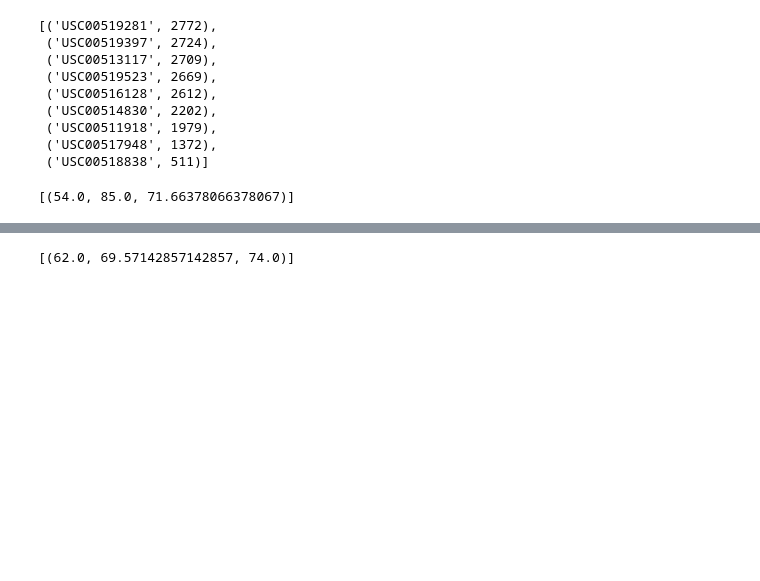
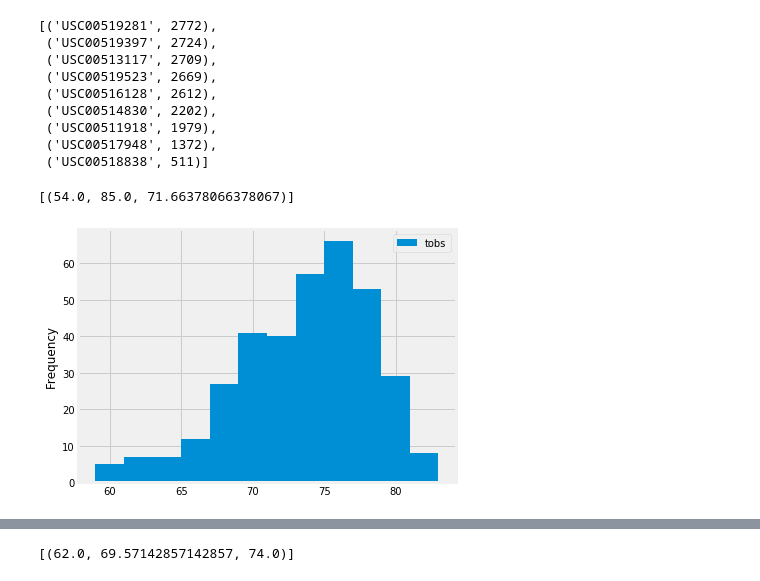
Before and after one commit to camilabcois/BortolozoCois_DataBootCamp_HW, a Jupyter notebook: BortolozoCois_08_SQLAlchemy/climate_starter.ipynb, the cells around one changed output, grey strips where cells are left out. Cells and saved outputs as stored; diff of their text form; code cells hidden in the pictures; blank space fills up the shorter version.

```diff
--- a/BortolozoCois_08_SQLAlchemy/climate_starter.ipynb
+++ b/BortolozoCois_08_SQLAlchemy/climate_starter.ipynb
@@ -80,3 +146,16 @@ session = Session(engine)
 # %%
 # Choose the station with the highest number of temperature observations.
 # Query the last 12 months of temperature observation data for this station and plot the results as a histogram
+temp_frequency = session.query(Measurement.tobs).\
+                               filter(Measurement.station=='USC00519281').\
+                               filter(Measurement.date >= year_ago).\
+                               order_by(Measurement.date.desc()).all()
+
+histogram = pd.DataFrame(temp_frequency, columns=['tobs'])
+histogram.plot.hist(bins=12)
+plt.tight_layout()
+
+# Save figure
+plt.savefig("Images/12_Months_Temp.png")
+# %% [output]
+[figure, added]
```
Also changed, not shown: parts of 17 cells of this notebook, 11 other files.
